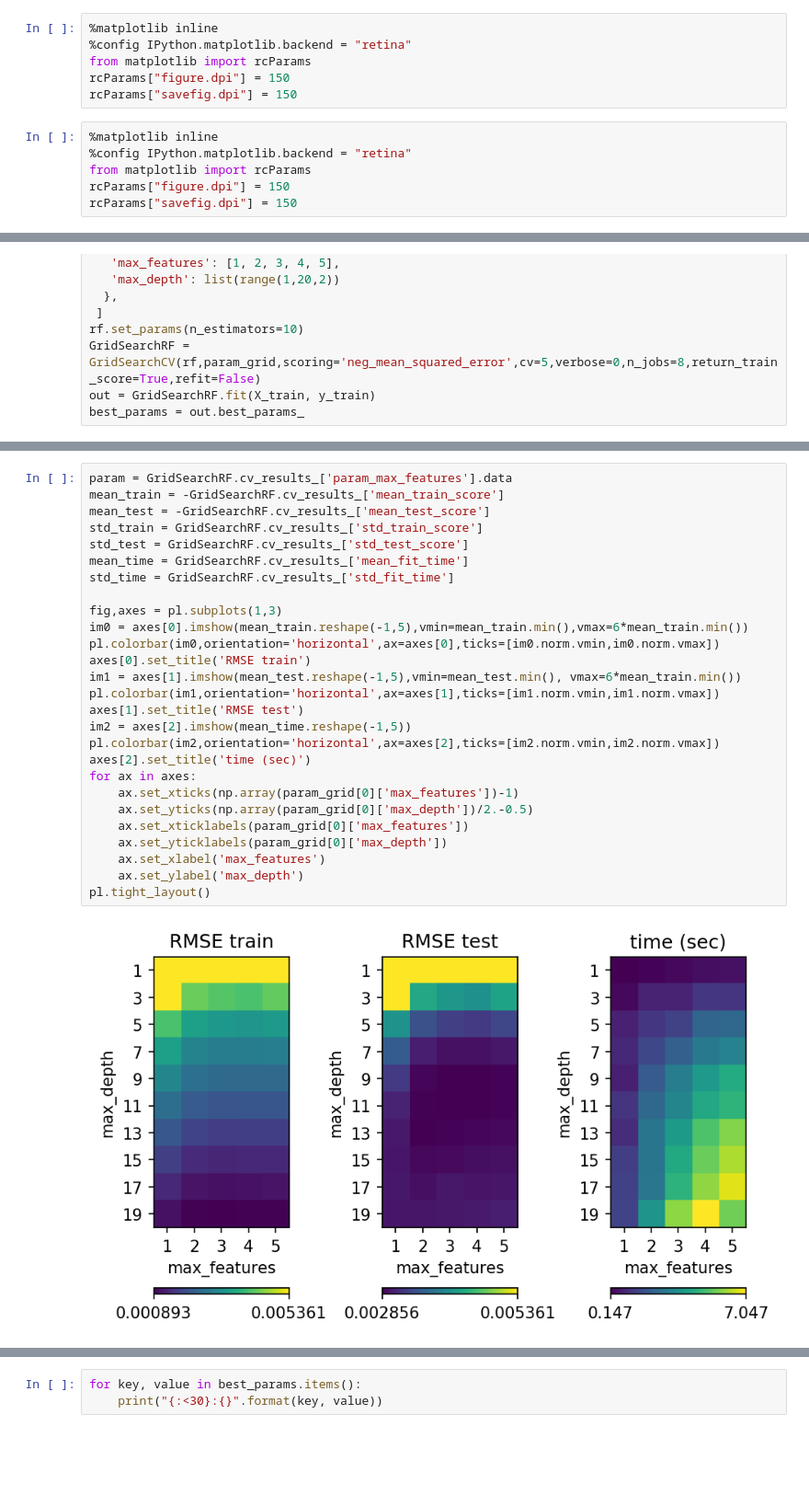
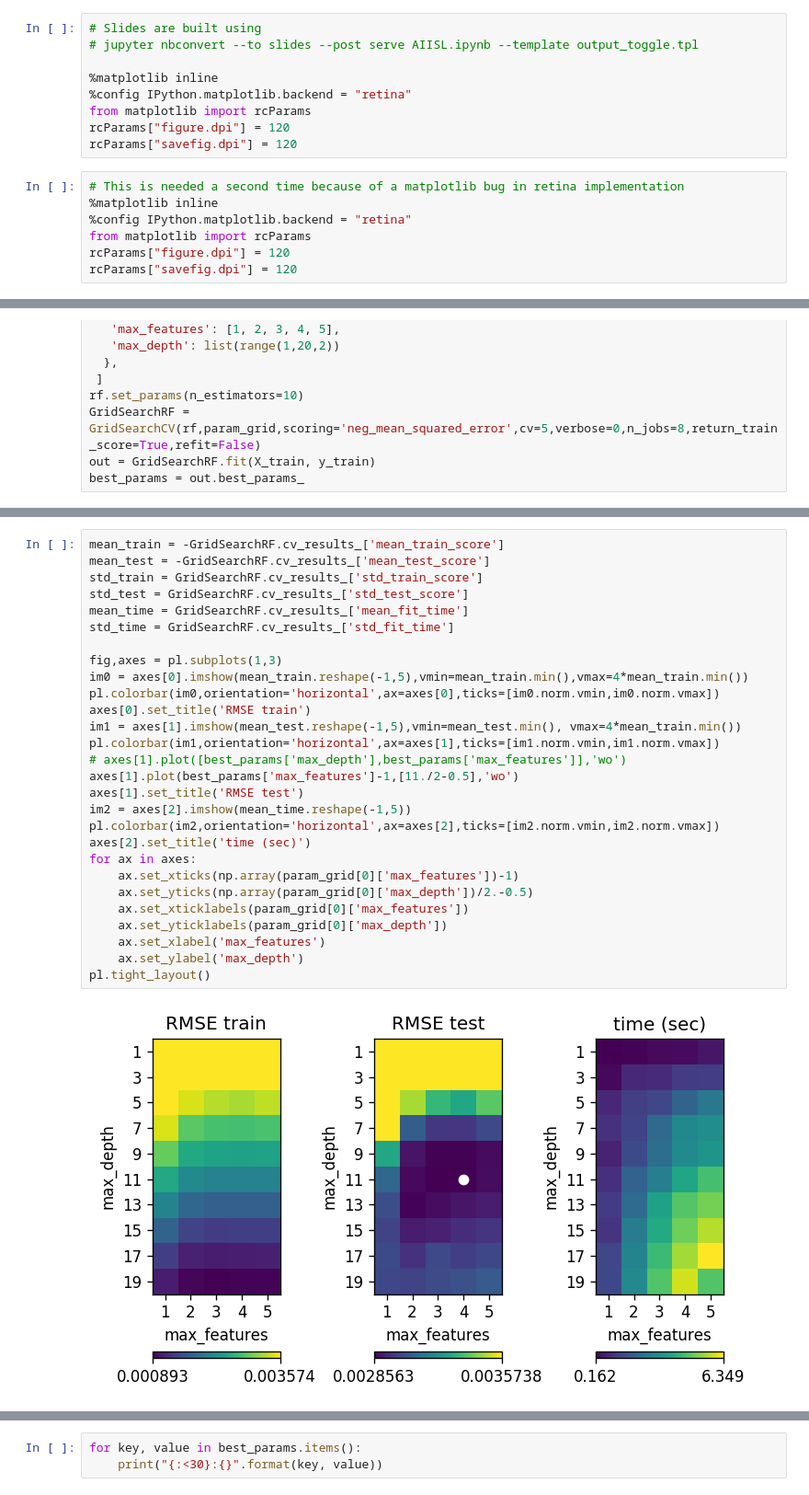
Before and after one commit to PierreGratier/AIISL, a Jupyter notebook: AIISL.ipynb, the cells around one changed output, grey strips where cells are left out. Shown at 92% size. Drawn from its saved outputs; the diff is of its cells as text; blank space fills up the shorter version.

Commit message:
Slides updates

```diff
--- a/AIISL.ipynb
+++ b/AIISL.ipynb
@@ -1,15 +1,19 @@
+# %%
+# Slides are built using
+# jupyter nbconvert --to slides --post serve AIISL.ipynb --template output_toggle.tpl
+
+%matplotlib inline
+%config IPython.matplotlib.backend = "retina"
+from matplotlib import rcParams
+rcParams["figure.dpi"] = 120
+rcParams["savefig.dpi"] = 120
 # %%
+# This is needed a second time because of a matplotlib bug in retina implementation
 %matplotlib inline
 %config IPython.matplotlib.backend = "retina"
 from matplotlib import rcParams
-rcParams["figure.dpi"] = 150
-rcParams["savefig.dpi"] = 150
+rcParams["figure.dpi"] = 120
+rcParams["savefig.dpi"] = 120
-# %%
-%matplotlib inline
-%config IPython.matplotlib.backend = "retina"
-from matplotlib import rcParams
-rcParams["figure.dpi"] = 150
-rcParams["savefig.dpi"] = 150
 # %%
 import numpy as np
 import matplotlib.pyplot as pl
@@ -574,29 +597,30 @@ pl.tight_layout()
 # %%
-param = GridSearchRF.cv_results_['param_max_features'].data
 mean_train = -GridSearchRF.cv_results_['mean_train_score']
 mean_test = -GridSearchRF.cv_results_['mean_test_score']
 std_train = GridSearchRF.cv_results_['std_train_score']
 std_test = GridSearchRF.cv_results_['std_test_score']
 mean_time = GridSearchRF.cv_results_['mean_fit_time']
 std_time = GridSearchRF.cv_results_['std_fit_time']
 
 fig,axes = pl.subplots(1,3)
-im0 = axes[0].imshow(mean_train.reshape(-1,5),vmin=mean_train.min(),vmax=6*mean_train.min())
+im0 = axes[0].imshow(mean_train.reshape(-1,5),vmin=mean_train.min(),vmax=4*mean_train.min())
 pl.colorbar(im0,orientation='horizontal',ax=axes[0],ticks=[im0.norm.vmin,im0.norm.vmax])
 axes[0].set_title('RMSE train')
-im1 = axes[1].imshow(mean_test.reshape(-1,5),vmin=mean_test.min(), vmax=6*mean_train.min())
+im1 = axes[1].imshow(mean_test.reshape(-1,5),vmin=mean_test.min(), vmax=4*mean_train.min())
 pl.colorbar(im1,orientation='horizontal',ax=axes[1],ticks=[im1.norm.vmin,im1.norm.vmax])
+# axes[1].plot([best_params['max_depth'],best_params['max_features']],'wo')
+axes[1].plot(best_params['max_features']-1,[11./2-0.5],'wo')
 axes[1].set_title('RMSE test')
 im2 = axes[2].imshow(mean_time.reshape(-1,5))
 pl.colorbar(im2,orientation='horizontal',ax=axes[2],ticks=[im2.norm.vmin,im2.norm.vmax])
 axes[2].set_title('time (sec)')
 for ax in axes:
     ax.set_xticks(np.array(param_grid[0]['max_features'])-1)
     ax.set_yticks(np.array(param_grid[0]['max_depth'])/2.-0.5)
     ax.set_xticklabels(param_grid[0]['max_features'])
     ax.set_yticklabels(param_grid[0]['max_depth'])
     ax.set_xlabel('max_features')
     ax.set_ylabel('max_depth')
 pl.tight_layout()
 # %% [output]
-[figure, old version]
+[figure, new version]
```
Also changed, not shown: parts of 44 cells of this notebook, 1 other file.
